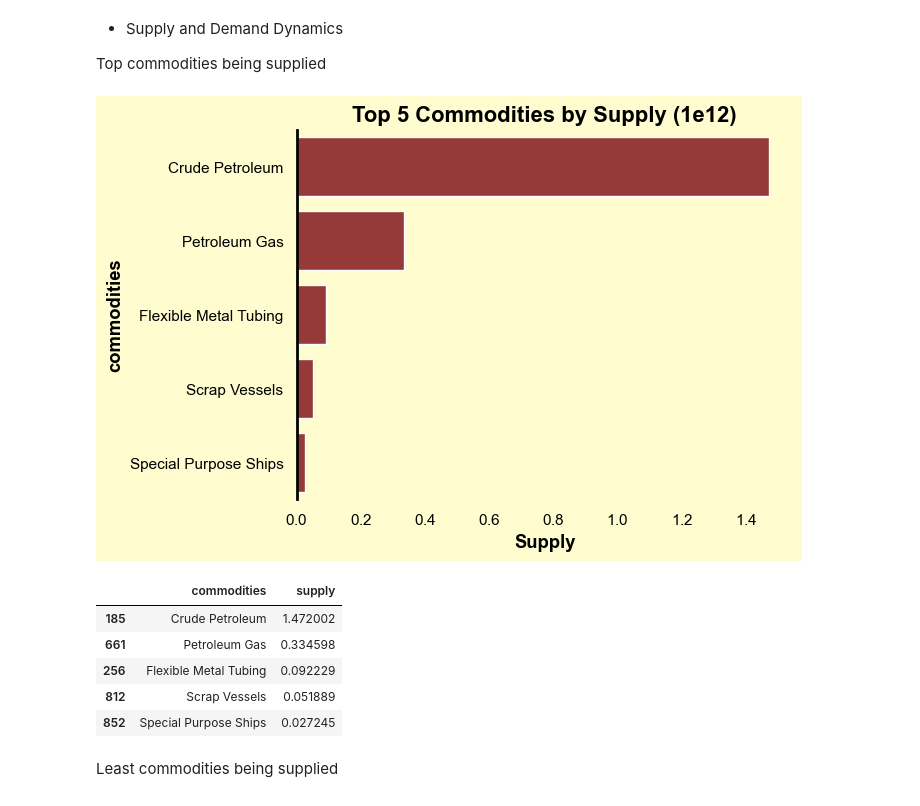
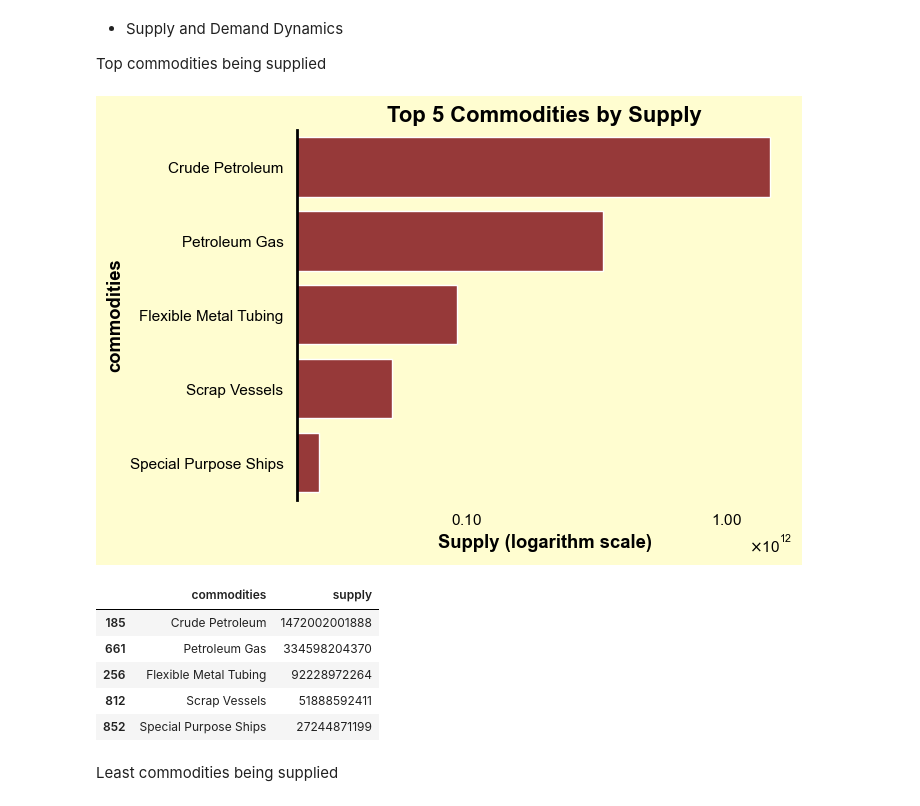
Before and after one commit to chisomruth/SAIL-FELLOWSHIP, a Jupyter notebook: Trade.ipynb, the cells around one changed output. Saved outputs shown, nothing was run; the diff lists cells and outputs as text; code cells hidden in the pictures.

```diff
--- a/Trade.ipynb
+++ b/Trade.ipynb
@@ -1132,29 +1193,29 @@ plt.show()
 Top commodities being supplied
 # %%
 importgdp_by_supply = cleaned_data.groupby('commodities')['supply'].sum().reset_index().sort_values(by = 'supply', ascending=False).head()
-importgdp_by_supply['supply'] = importgdp_by_supply['supply']/1e12
 
 ax = sns.barplot(importgdp_by_supply, y=importgdp_by_supply['commodities'], x=importgdp_by_supply['supply'], color=custom_palette['deep_brownish_red'])
-plt.xlabel('Supply')
+plt.xlabel('Supply (logarithm scale)')
 plt.ylabel('commodities')
-plt.title('Top 5 Commodities by Supply (1e12)')
+plt.title('Top 5 Commodities by Supply')
 plt.grid(visible= False)
+plt.xscale("log")
 plt.gca().set_facecolor(custom_palette['milk'])
 sns.despine()
 ax.xaxis.set_major_formatter(ScalarFormatter(useMathText=True))
 ax.ticklabel_format(style='sci', axis='x', scilimits=(0,0))
 sns.despine(bottom=True)
 plt.show()
 
 importgdp_by_supply
 # %% [output]
-[figure, old version]
+[figure, new version]
 |  | commodities | supply |
-| 185 | Crude Petroleum | 1.472002 |
-| 661 | Petroleum Gas | 0.334598 |
-| 256 | Flexible Metal Tubing | 0.092229 |
-| 812 | Scrap Vessels | 0.051889 |
-| 852 | Special Purpose Ships | 0.027245 |
+| 185 | Crude Petroleum | 1472002001888 |
+| 661 | Petroleum Gas | 334598204370 |
+| 256 | Flexible Metal Tubing | 92228972264 |
+| 812 | Scrap Vessels | 51888592411 |
+| 852 | Special Purpose Ships | 27244871199 |
 # %% [markdown]
 Least commodities being supplied
 # %%
```
Also changed, not shown: parts of 12 cells of this notebook.
